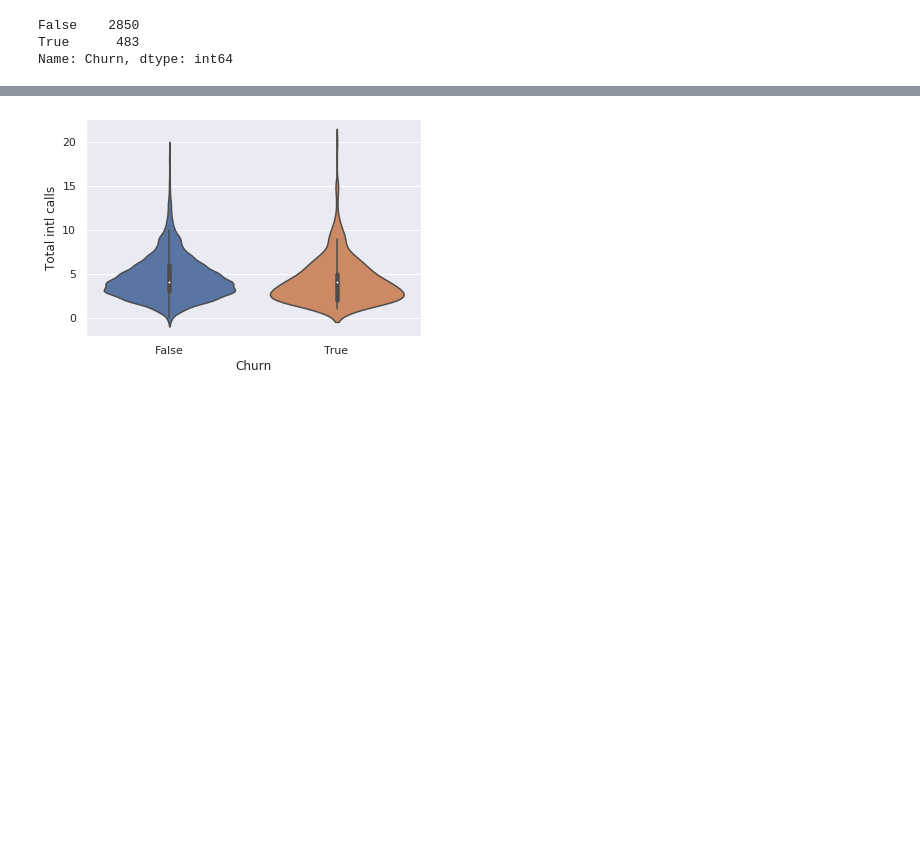
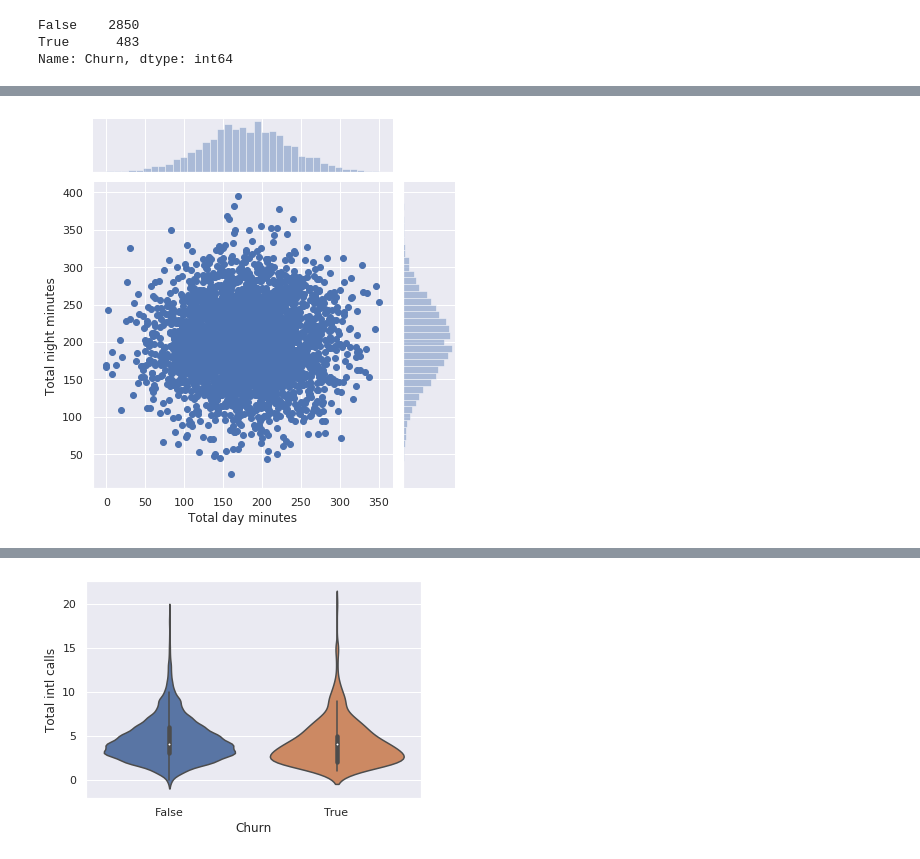
Before and after one commit to edumardo/curso-ciencia-datos, a Jupyter notebook: 02. EDA/2.1 EDA teoria.ipynb, the cells around one changed output, grey strips where cells are left out. Cells and saved outputs as stored; diff of their text form; code cells hidden in the pictures; blank space fills up the shorter version.

```diff
--- a/02. EDA/2.1 EDA teoria.ipynb
+++ b/02. EDA/2.1 EDA teoria.ipynb
@@ -288 +334,6 @@ plt.scatter(df['Total day minutes'], df['Total day charge'])
+# %%
+# Draw a plot of two variables with bivariate and univariate graphs.
+sns.jointplot(x='Total day minutes', y='Total night minutes', data=df, kind='scatter');
+# %% [output]
+[figure, added]
 # %%
```
Also changed, not shown: parts of 42 cells of this notebook.
